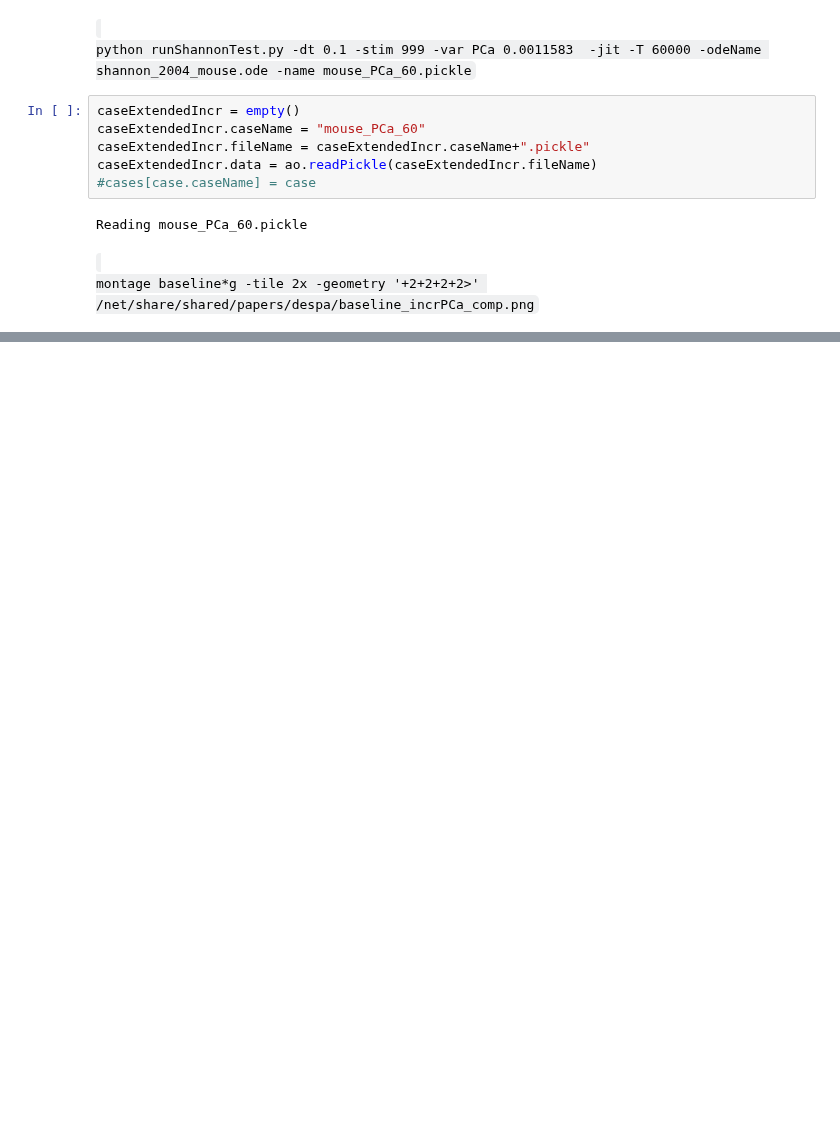
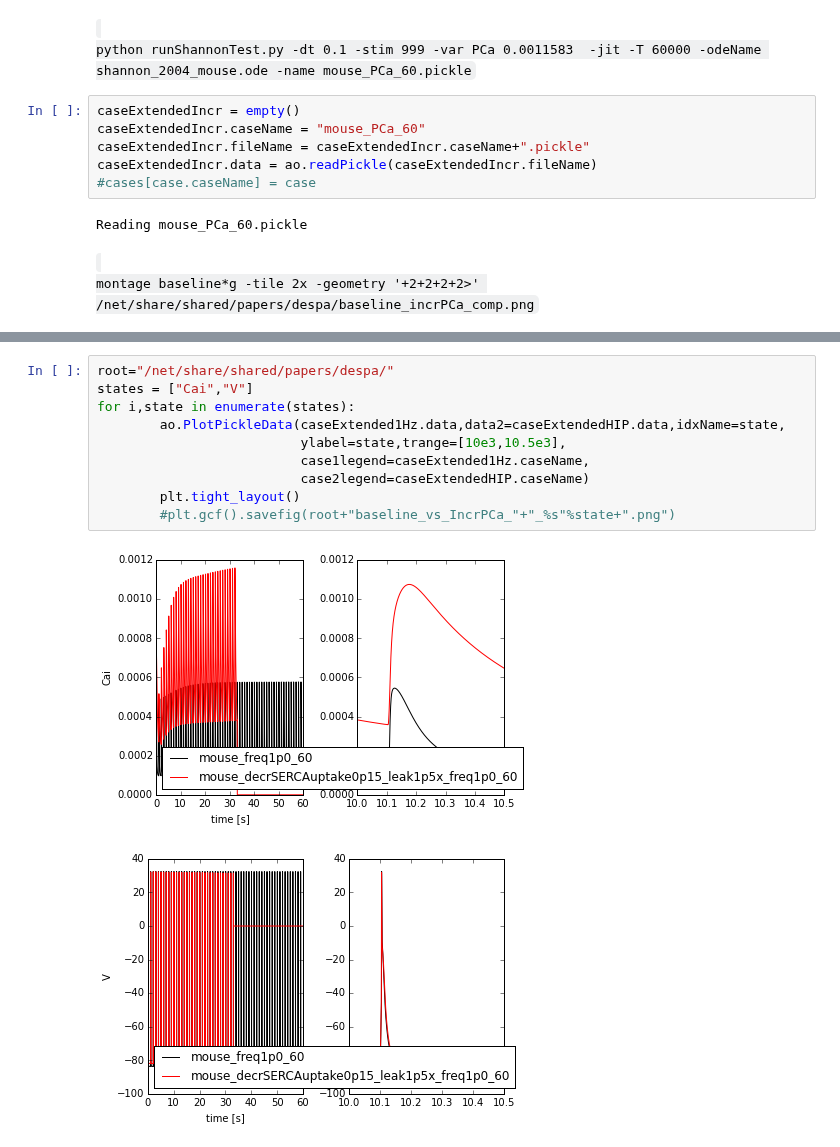
Before and after one commit to huskeypm/wholecell, a Jupyter notebook: morotti_rabbit_compare.ipynb, the cells around one changed output, grey strips where cells are left out. Cells and saved outputs as stored; diff of their text form; blank space fills up the shorter version.

```diff
--- a/morotti_rabbit_compare.ipynb
+++ b/morotti_rabbit_compare.ipynb
@@ -192,0 +259,13 @@ for i,state in enumerate(states):
+# %%
+root="/net/share/shared/papers/despa/"
+states = ["Cai","V"]
+for i,state in enumerate(states):
+        ao.PlotPickleData(caseExtended1Hz.data,data2=caseExtendedHIP.data,idxName=state,
+                          ylabel=state,trange=[10e3,10.5e3],
+                          case1legend=caseExtended1Hz.caseName,
+                          case2legend=caseExtendedHIP.caseName)
+        plt.tight_layout()
+        #plt.gcf().savefig(root+"baseline_vs_IncrPCa_"+"_%s"%state+".png")
+# %% [output]
+[figure, added]
+[figure, added]
```
Also changed, not shown: parts of 20 cells of this notebook.
